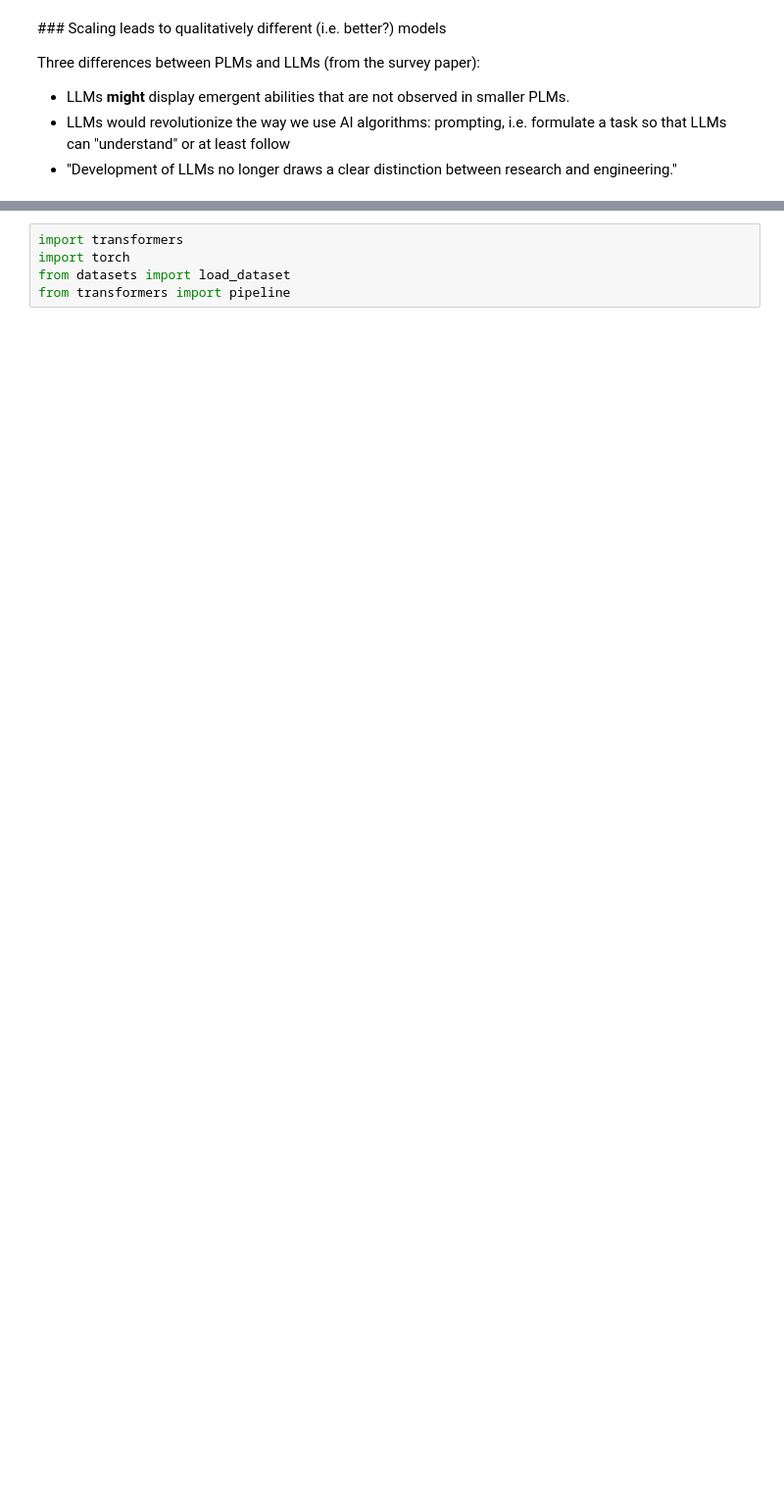
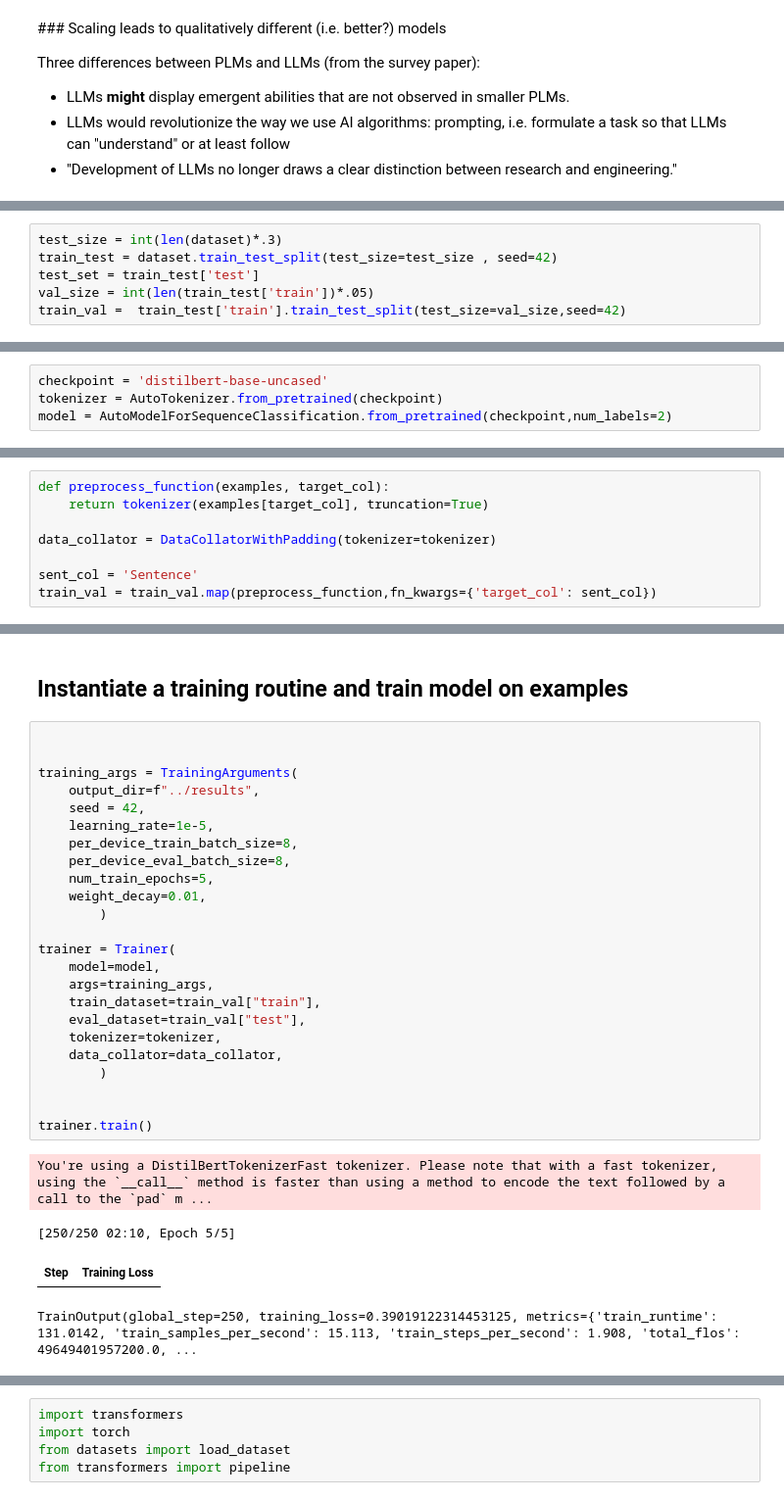
Before and after one commit to kasparvonbeelen/SAS-LLM-Workshop, a Jupyter notebook: SAS-Workshop-LLM.ipynb, the cells around one changed output, grey strips where cells are left out. Shown: that part at 98% size. Saved outputs shown, nothing was run; the diff lists cells and outputs as text; blank space fills up the shorter version.

```diff
--- a/SAS-Workshop-LLM.ipynb
+++ b/SAS-Workshop-LLM.ipynb
@@ -64,0 +95,6 @@ https://colab.research.google.com/drive/13gyUcsX7KtkwSJ1PfW8MrlXQePVD_jFP
+# %%
+test_size = int(len(dataset)*.3)
+train_test = dataset.train_test_split(test_size=test_size , seed=42)
+test_set = train_test['test']
+val_size = int(len(train_test['train'])*.05)
+train_val =  train_test['train'].train_test_split(test_size=val_size,seed=42)
@@ -64,0 +106,4 @@ https://colab.research.google.com/drive/13gyUcsX7KtkwSJ1PfW8MrlXQePVD_jFP
+# %%
+checkpoint = 'distilbert-base-uncased'
+tokenizer = AutoTokenizer.from_pretrained(checkpoint)
+model = AutoModelForSequenceClassification.from_pretrained(checkpoint,num_labels=2)
@@ -64,0 +118,8 @@ https://colab.research.google.com/drive/13gyUcsX7KtkwSJ1PfW8MrlXQePVD_jFP
+# %%
+def preprocess_function(examples, target_col):
+    return tokenizer(examples[target_col], truncation=True)
+
+data_collator = DataCollatorWithPadding(tokenizer=tokenizer)
+
+sent_col = 'Sentence'
+train_val = train_val.map(preprocess_function,fn_kwargs={'target_col': sent_col})
@@ -64,0 +128,31 @@ https://colab.research.google.com/drive/13gyUcsX7KtkwSJ1PfW8MrlXQePVD_jFP
+# %% [markdown]
+## Instantiate a training routine and train model on examples
+# %%
+
+
+training_args = TrainingArguments(
+    output_dir=f"../results",
+    seed = 42,
+    learning_rate=1e-5,
+    per_device_train_batch_size=8,
+    per_device_eval_batch_size=8,
+    num_train_epochs=5,
+    weight_decay=0.01,
+        )
+
+trainer = Trainer(
+    model=model,
+    args=training_args,
+    train_dataset=train_val["train"],
+    eval_dataset=train_val["test"],
+    tokenizer=tokenizer,
+    data_collator=data_collator,
+        )
+
+
+trainer.train()
+# %% [output]
+You're using a DistilBertTokenizerFast tokenizer. Please note that with a fast tokenizer, using the `__call__` method is faster than using a method to encode the text followed by a call to the `pad` m ...
+[250/250 02:10, Epoch 5/5]
+| Step | Training Loss |
+TrainOutput(global_step=250, training_loss=0.39019122314453125, metrics={'train_runtime': 131.0142, 'train_samples_per_second': 15.113, 'train_steps_per_second': 1.908, 'total_flos': 49649401957200.0, ...
```
Also changed, not shown: parts of 66 cells of this notebook, 3 other files.
